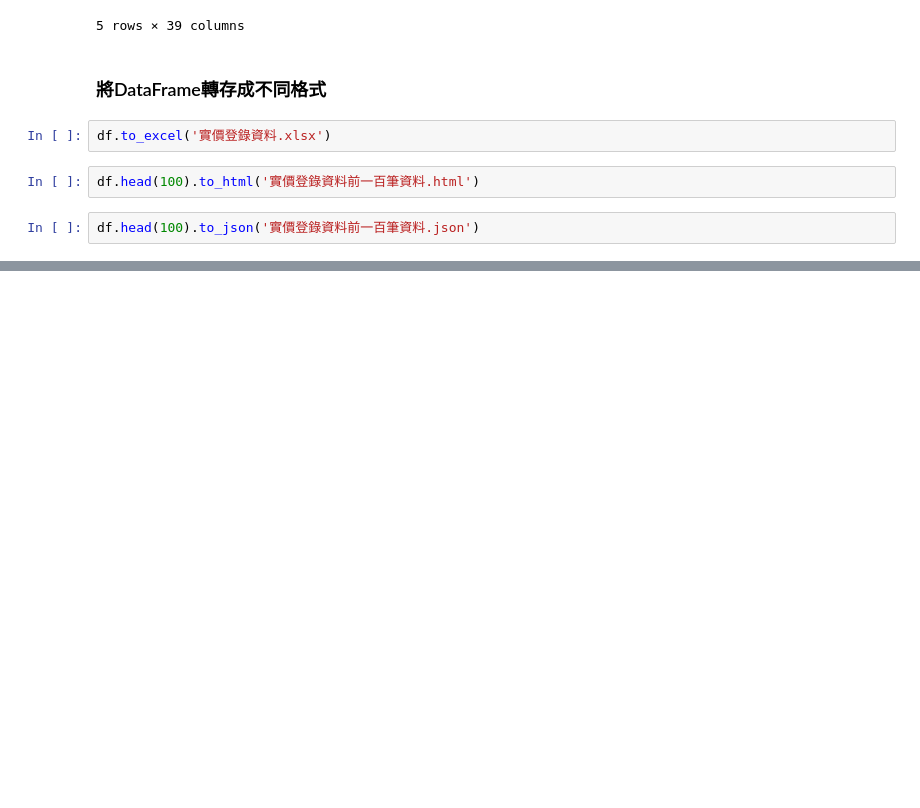
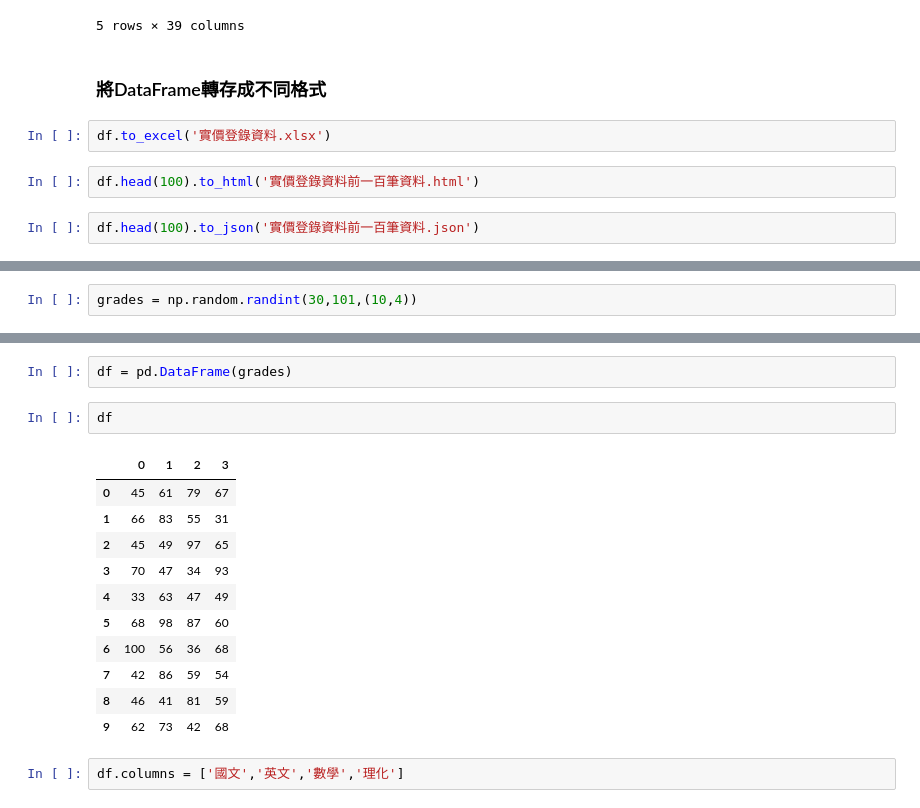
Before and after one commit to aprilrain731/20230210-python, a Jupyter notebook: 20230304.ipynb, the cells around one changed output, grey strips where cells are left out. Cells and saved outputs as stored; diff of their text form; blank space fills up the shorter version.

```diff
--- a/20230304.ipynb
+++ b/20230304.ipynb
@@ -596,0 +660,2 @@ df.head(100).to_json('實價登錄資料前一百筆資料.json')
+# %%
+grades = np.random.randint(30,101,(10,4))
@@ -596,0 +675,18 @@ df.head(100).to_json('實價登錄資料前一百筆資料.json')
+# %%
+df = pd.DataFrame(grades)
+# %%
+df
+# %% [output]
+|  | 0 | 1 | 2 | 3 |
+| 0 | 45 | 61 | 79 | 67 |
+| 1 | 66 | 83 | 55 | 31 |
+| 2 | 45 | 49 | 97 | 65 |
+| 3 | 70 | 47 | 34 | 93 |
+| 4 | 33 | 63 | 47 | 49 |
+| 5 | 68 | 98 | 87 | 60 |
+| 6 | 100 | 56 | 36 | 68 |
+| 7 | 42 | 86 | 59 | 54 |
+| 8 | 46 | 41 | 81 | 59 |
+| 9 | 62 | 73 | 42 | 68 |
+# %%
+df.columns = ['國文','英文','數學','理化']
```
Also changed, not shown: parts of 40 cells of this notebook.
